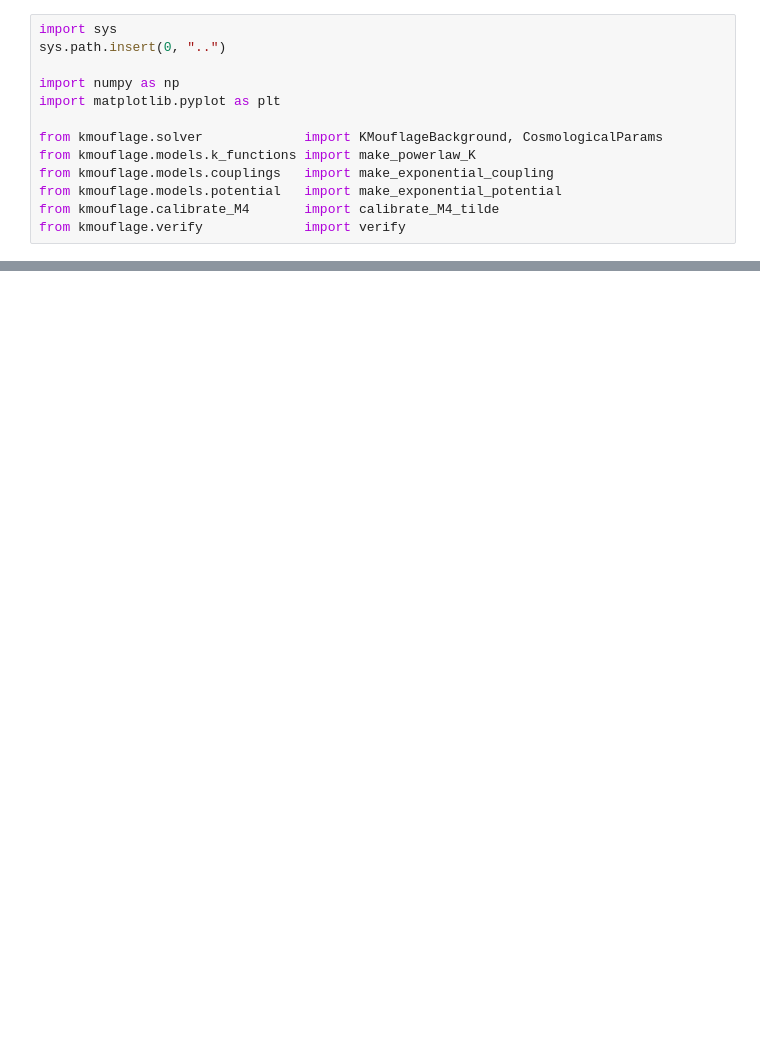
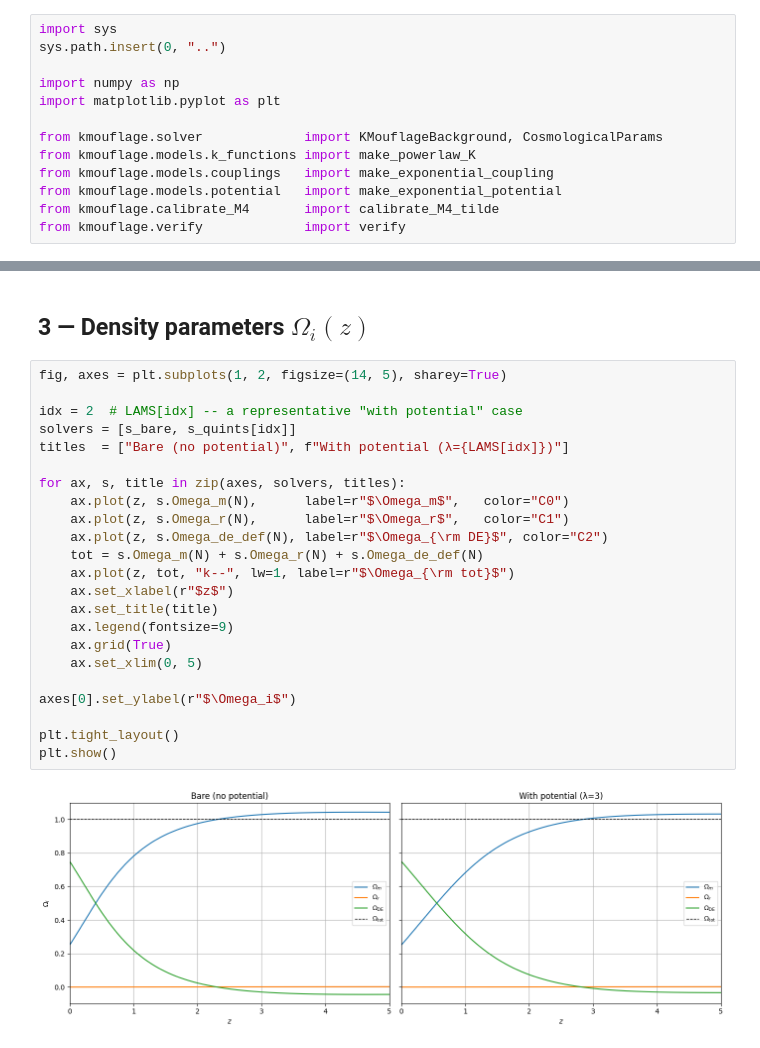
Before and after one commit to tcanaguier/K-mouflage_solver, a Jupyter notebook: examples/comparison_potential.ipynb, the cells around one changed output, grey strips where cells are left out. Saved outputs shown, nothing was run; the diff lists cells and outputs as text; blank space fills up the shorter version.

```diff
--- a/examples/comparison_potential.ipynb
+++ b/examples/comparison_potential.ipynb
@@ -284,0 +144,27 @@ for lam, sq in zip(LAMS, s_quints):
+# %% [markdown]
+## 3 — Density parameters $\Omega_i(z)$
+# %%
+fig, axes = plt.subplots(1, 2, figsize=(14, 5), sharey=True)
+
+idx = 2  # LAMS[idx] -- a representative "with potential" case
+solvers = [s_bare, s_quints[idx]]
+titles  = ["Bare (no potential)", f"With potential (λ={LAMS[idx]})"]
+
+for ax, s, title in zip(axes, solvers, titles):
+    ax.plot(z, s.Omega_m(N),      label=r"$\Omega_m$",   color="C0")
+    ax.plot(z, s.Omega_r(N),      label=r"$\Omega_r$",   color="C1")
+    ax.plot(z, s.Omega_de_def(N), label=r"$\Omega_{\rm DE}$", color="C2")
+    tot = s.Omega_m(N) + s.Omega_r(N) + s.Omega_de_def(N)
+    ax.plot(z, tot, "k--", lw=1, label=r"$\Omega_{\rm tot}$")
+    ax.set_xlabel(r"$z$")
+    ax.set_title(title)
+    ax.legend(fontsize=9)
+    ax.grid(True)
+    ax.set_xlim(0, 5)
+
+axes[0].set_ylabel(r"$\Omega_i$")
+
+plt.tight_layout()
+plt.show()
+# %% [output]
+[figure, added]
```
Also changed, not shown: parts of 49 cells of this notebook, 13 other files.
